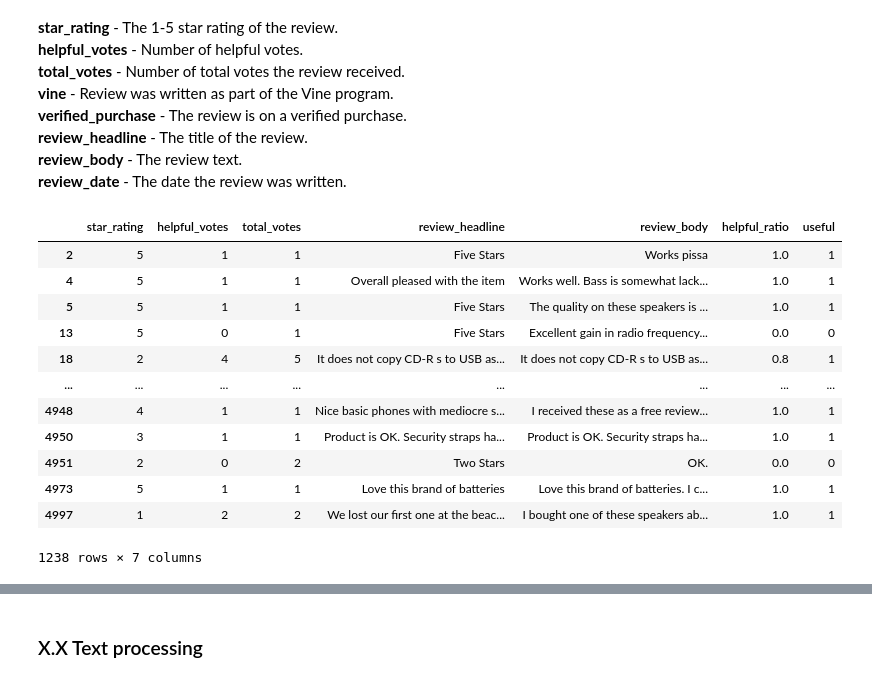
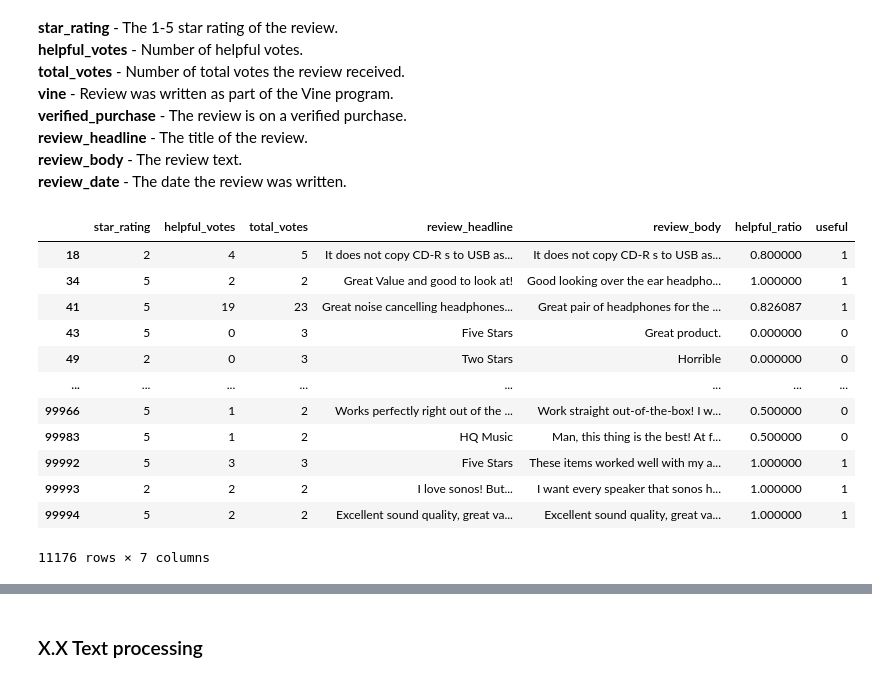
Before and after one commit to davidmiller2013/amazon-nlp-classification, a Jupyter notebook: notebooks/data-processing.ipynb, the cells around one changed output, grey strips where cells are left out. Cells and saved outputs as stored; diff of their text form; code cells hidden in the pictures.

```diff
--- a/notebooks/data-processing.ipynb
+++ b/notebooks/data-processing.ipynb
@@ -678,27 +678,42 @@ __review_body__       - The review text.
 __review_date__       - The date the review was written.
 # %%
 data_path = "../data/amazon_reviews_us_Electronics_v1_00.tsv"
-electronics = pd.read_csv(data_path, sep='\t', nrows=5000)
-electronics = electronics[['star_rating', 'helpful_votes', 'total_votes', 'review_headline', 'review_body']]
+
+# Line 9076 has an issue where the field and line separator is not recognized
+electronics = pd.read_csv(data_path,
+                          sep='\t',
+                          nrows=100000,
+                          on_bad_lines='skip'
+                         )
+
+electronics = electronics[['star_rating',
+                           'helpful_votes',
+                           'total_votes',
+                           'review_headline',
+                           'review_body'
+                          ]]
+
+electronics = electronics[electronics['total_votes'] > 1]
+electronics = electronics[electronics['review_body'].notna()]
+
 electronics['helpful_ratio'] = electronics['helpful_votes'] / electronics['total_votes']
 electronics['helpful_ratio'] = electronics['helpful_ratio'].fillna(0)
-electronics = electronics[electronics['total_votes'] > 0]
 electronics['useful'] = electronics['helpful_ratio'].apply(lambda x: 1 if x >= 0.7 else 0)
 electronics
 # %% [output]
 |  | star_rating | helpful_votes | total_votes | review_headline | review_body | helpful_ratio | useful |
-| 2 | 5 | 1 | 1 | Five Stars | Works pissa | 1.0 | 1 |
-| 4 | 5 | 1 | 1 | Overall pleased with the item | Works well. Bass is somewhat lack... | 1.0 | 1 |
-| 5 | 5 | 1 | 1 | Five Stars | The quality on these speakers is ... | 1.0 | 1 |
-| 13 | 5 | 0 | 1 | Five Stars | Excellent gain in radio frequency... | 0.0 | 0 |
-| 18 | 2 | 4 | 5 | It does not copy CD-R s to USB as... | It does not copy CD-R s to USB as... | 0.8 | 1 |
+| 18 | 2 | 4 | 5 | It does not copy CD-R s to USB as... | It does not copy CD-R s to USB as... | 0.800000 | 1 |
+| 34 | 5 | 2 | 2 | Great Value and good to look at! | Good looking over the ear headpho... | 1.000000 | 1 |
+| 41 | 5 | 19 | 23 | Great noise cancelling headphones... | Great pair of headphones for the ... | 0.826087 | 1 |
+| 43 | 5 | 0 | 3 | Five Stars | Great product. | 0.000000 | 0 |
+| 49 | 2 | 0 | 3 | Two Stars | Horrible | 0.000000 | 0 |
 | ... | ... | ... | ... | ... | ... | ... | ... |
-| 4948 | 4 | 1 | 1 | Nice basic phones with mediocre s... | I received these as a free review... | 1.0 | 1 |
-| 4950 | 3 | 1 | 1 | Product is OK. Security straps ha... | Product is OK. Security straps ha... | 1.0 | 1 |
-| 4951 | 2 | 0 | 2 | Two Stars | OK. | 0.0 | 0 |
-| 4973 | 5 | 1 | 1 | Love this brand of batteries | Love this brand of batteries. I c... | 1.0 | 1 |
-| 4997 | 1 | 2 | 2 | We lost our first one at the beac... | I bought one of these speakers ab... | 1.0 | 1 |
+| 99966 | 5 | 1 | 2 | Works perfectly right out of the ... | Work straight out-of-the-box! I w... | 0.500000 | 0 |
+| 99983 | 5 | 1 | 2 | HQ Music | Man, this thing is the best! At f... | 0.500000 | 0 |
+| 99992 | 5 | 3 | 3 | Five Stars | These items worked well with my a... | 1.000000 | 1 |
+| 99993 | 2 | 2 | 2 | I love sonos! But... | I want every speaker that sonos h... | 1.000000 | 1 |
+| 99994 | 5 | 2 | 2 | Excellent sound quality, great va... | Excellent sound quality, great va... | 1.000000 | 1 |
-1238 rows × 7 columns
+11176 rows × 7 columns
 # %%
 electronics['useful'].value_counts()
 # %% [output]
```
Also changed, not shown: parts of 5 cells of this notebook, 1 other file.
